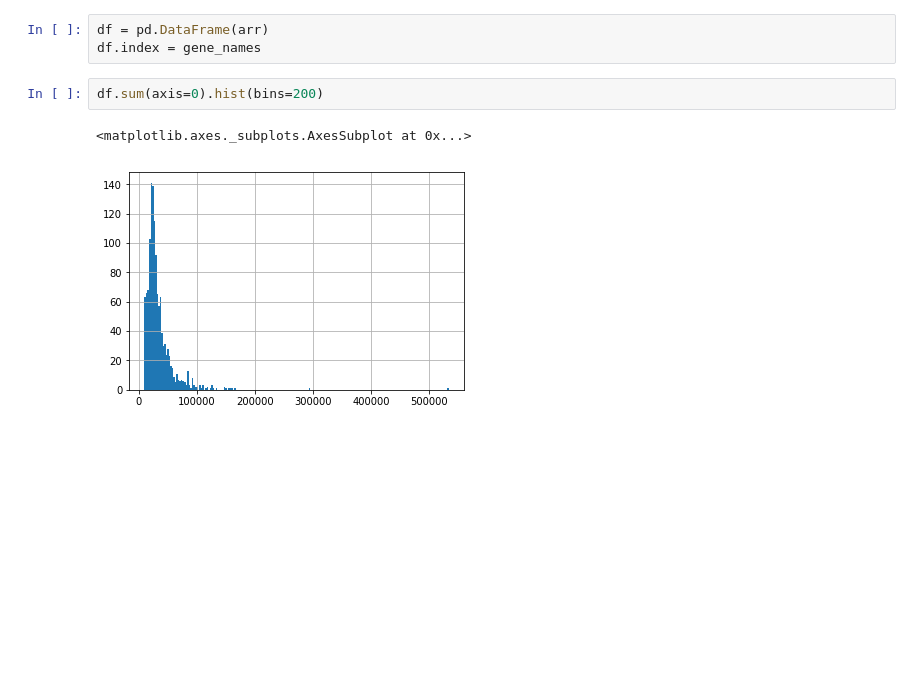
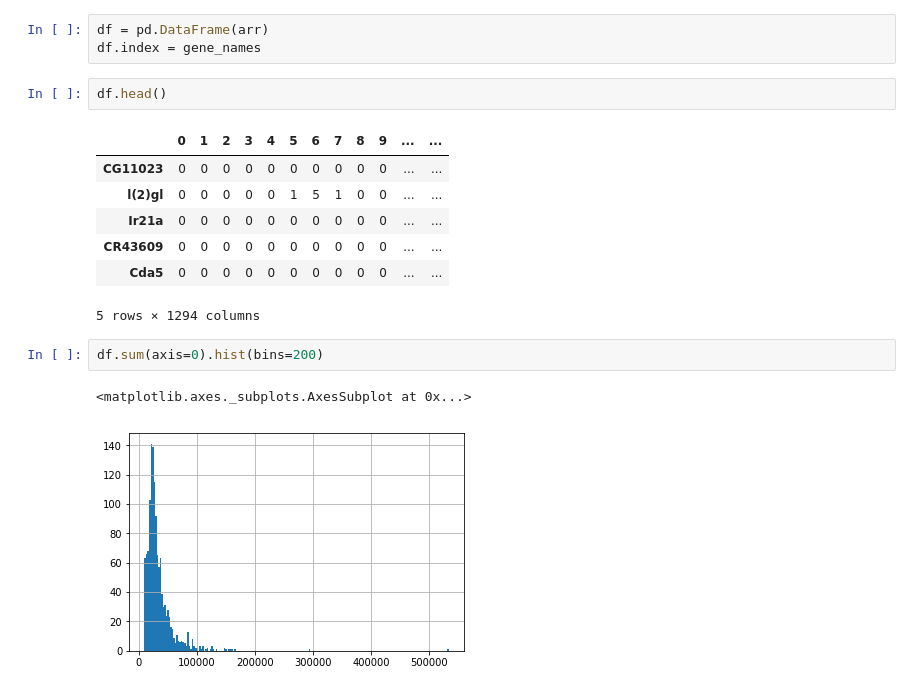
Before and after one commit to vickyleinc/Drosophila_inferelator, a Jupyter notebook: Create TSV from Matrix.ipynb, the cells around one changed output. Saved outputs shown, nothing was run; the diff lists cells and outputs as text; blank space fills up the shorter version.

```diff
--- a/Create TSV from Matrix.ipynb
+++ b/Create TSV from Matrix.ipynb
@@ -58,6 +68,16 @@ df = data_frames['wtF']
 # %%
 df = pd.DataFrame(arr)
 df.index = gene_names
+# %%
+df.head()
+# %% [output]
+|  | 0 | 1 | 2 | 3 | 4 | 5 | 6 | 7 | 8 | 9 | ... | ... |
+| CG11023 | 0 | 0 | 0 | 0 | 0 | 0 | 0 | 0 | 0 | 0 | ... | ... |
+| l(2)gl | 0 | 0 | 0 | 0 | 0 | 1 | 5 | 1 | 0 | 0 | ... | ... |
+| Ir21a | 0 | 0 | 0 | 0 | 0 | 0 | 0 | 0 | 0 | 0 | ... | ... |
+| CR43609 | 0 | 0 | 0 | 0 | 0 | 0 | 0 | 0 | 0 | 0 | ... | ... |
+| Cda5 | 0 | 0 | 0 | 0 | 0 | 0 | 0 | 0 | 0 | 0 | ... | ... |
+5 rows × 1294 columns
 # %%
 df.sum(axis=0).hist(bins=200)
 # %% [output]
```
Also changed, not shown: parts of 18 cells of this notebook, 1 other file.
